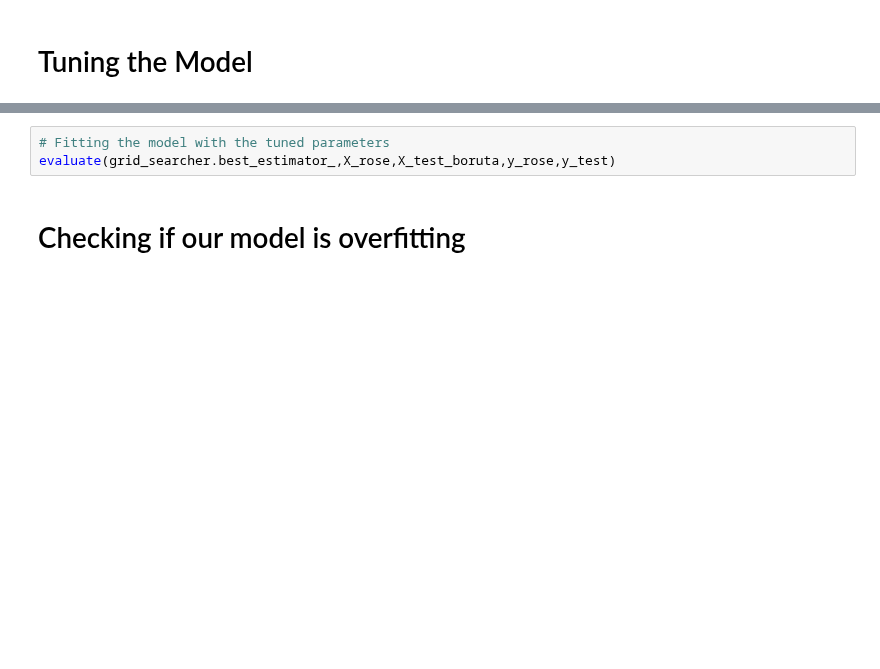
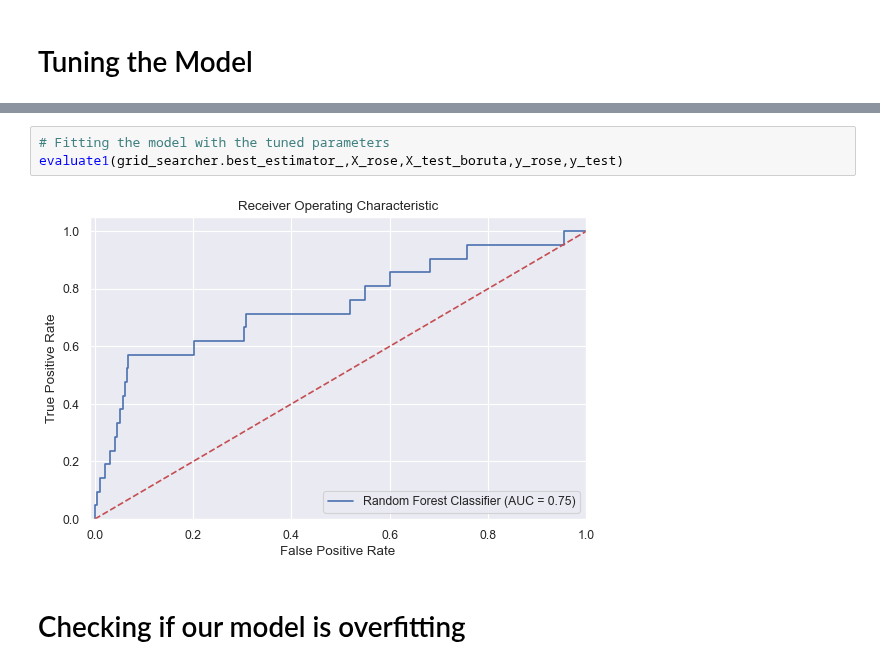
Before and after one commit to himanshag/SECOM, a Jupyter notebook: Final files/For visuals.ipynb, the cells around one changed output, grey strips where cells are left out. Saved outputs shown, nothing was run; the diff lists cells and outputs as text; blank space fills up the shorter version.

```diff
--- a/Final files/For visuals.ipynb
+++ b/Final files/For visuals.ipynb
@@ -589,6 +604,8 @@ print(grid_searcher.best_params_)
 # %%
 # Fitting the model with the tuned parameters
-evaluate(grid_searcher.best_estimator_,X_rose,X_test_boruta,y_rose,y_test)
+evaluate1(grid_searcher.best_estimator_,X_rose,X_test_boruta,y_rose,y_test)
+# %% [output]
+[figure, added]
 # %% [markdown]
 # Checking if our model is overfitting
 # %%
```
Also changed, not shown: parts of 7 cells of this notebook, 7 other files.
